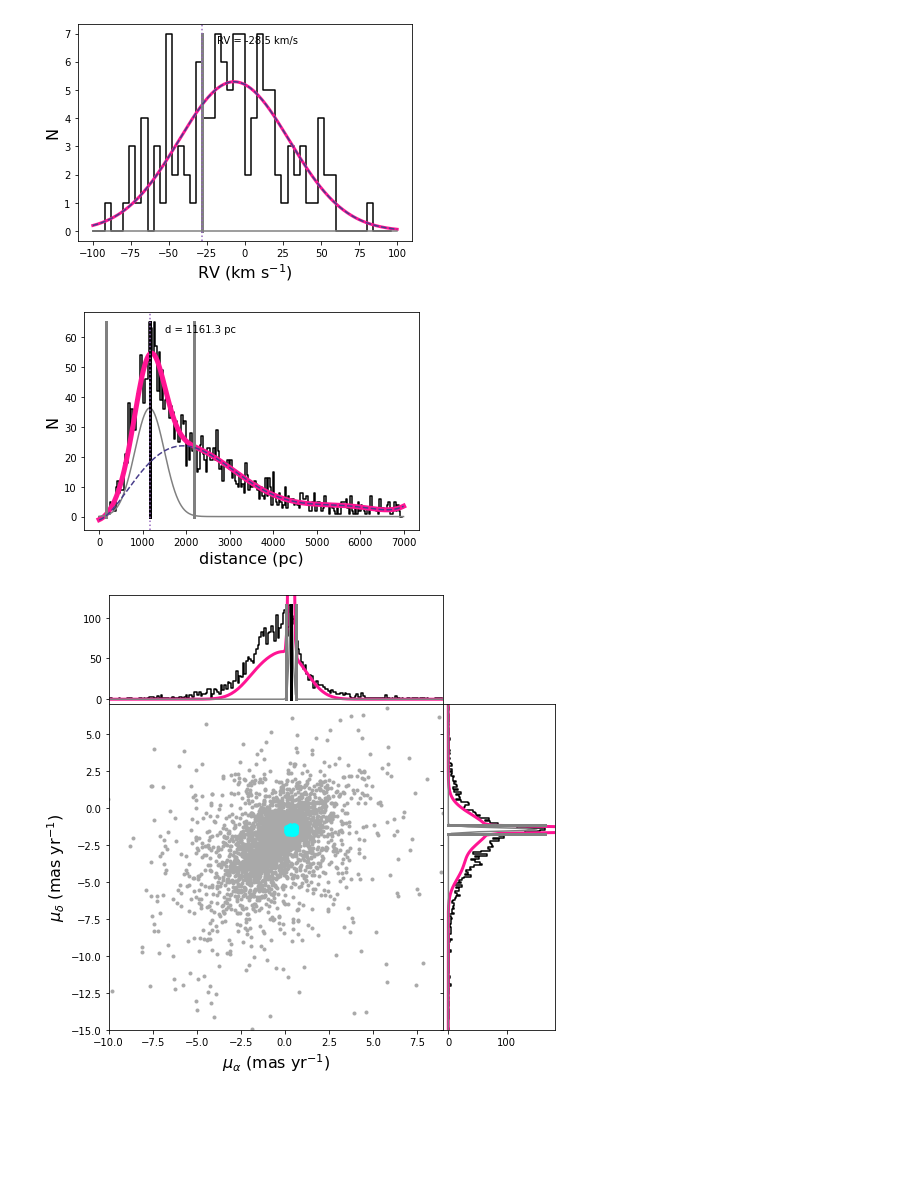
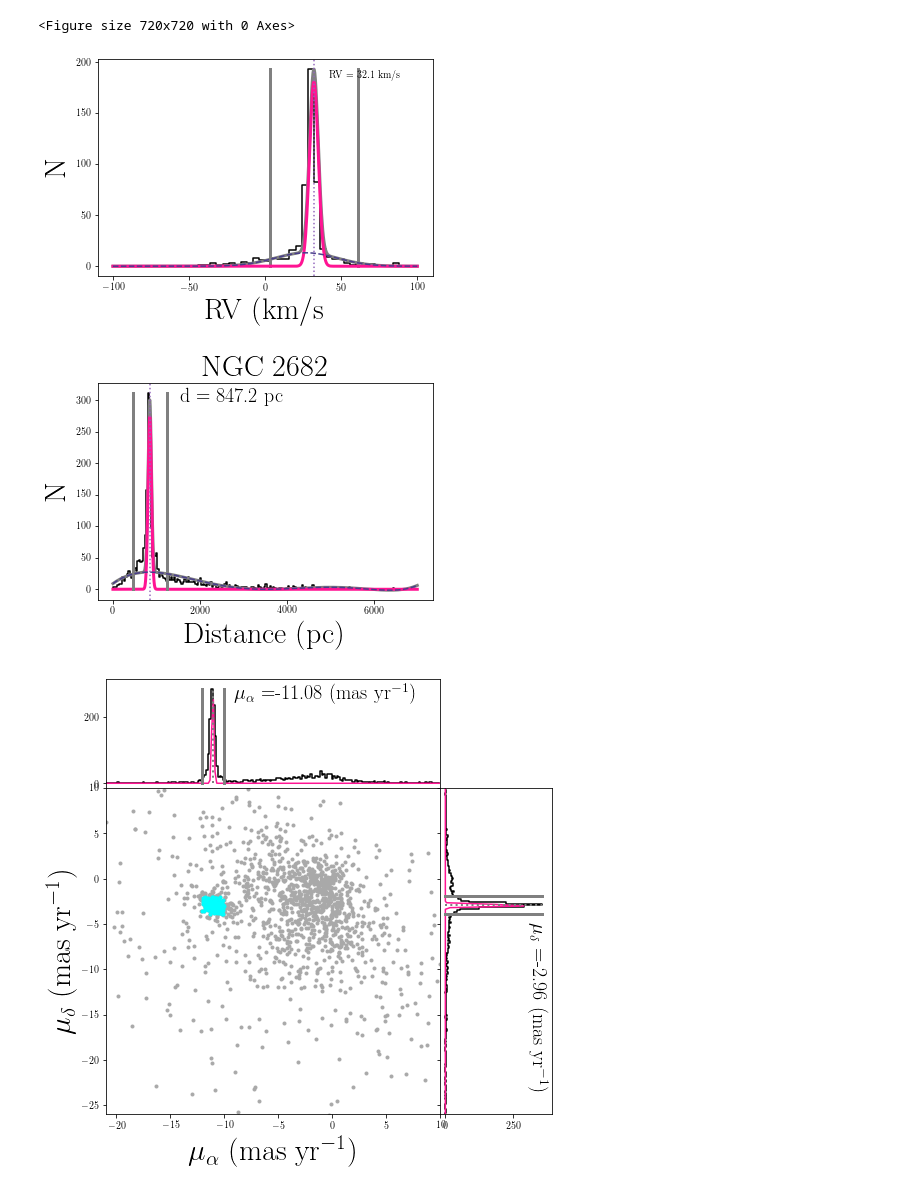
Before and after one commit to ageller/BASE9_utils, a Jupyter notebook: getGaiaData/makePHOT.ipynb, the cells around one changed output. Cells and saved outputs as stored; diff of their text form; code cells hidden in the pictures; blank space fills up the shorter version.

```diff
--- a/getGaiaData/makePHOT.ipynb
+++ b/getGaiaData/makePHOT.ipynb
@@ -22,36 +23,20 @@ The autoreload extension is already loaded. To reload it, use:
 # %%
-# read in my OC file and see if I can use that to define the input values
-# https://github.com/ageller/compileOCs/blob/master/OCcompiled_clean.csv
-#clusterName = 'NGC_188'
-#clusterName ='NGC_2682'
-#clusterName ='NGC_6819'
-#clusterName ='M_35' #For second pass, use 3*rcore
-#clusterName = 'NGC_6791'#skip second pass
-#clusterName ='NGC_7789'
-
-#clusterName = 'NGC_2516'
-#clusterName = 'NGC_3532' #Either a very big cluster or the cluster is very small and ontop of field stars
-#clusterName = 'NGC_2506'
-#clusterName = 'M_37'
-#clusterName = 'NGC_6811'
-#clusterName = 'NGC_6866'
-
-#clusterName = 'NGC_2264'
-
-clusterName = 'M_21'
+clusterName ='NGC_2682' #Define cluster here, named as in the 'OCcompiled_clean_v2.csv' file
+pwd = clusterName+'_dir' #Pathway for directory where output to be stored
 # %%
 OCdf = pd.read_csv('OCcompiled_clean_v2.csv') #file with prior values for cluster centers from previous literature
 row = OCdf.loc[OCdf['ID'] == clusterName].iloc[0]
 dmod = 5.*np.log10(row['dist[pc]']) - 5.
 err_dmod = (5.*1./np.log(10.)*(1./row['dist[pc]']))*row['err_dist[pc]'] # error propagation
 cluster = GaiaClusterMembers()
-pwd = clusterName+'_dir'
 cluster.verbose = 1
 try:
     os.makedirs(pwd+'/plots')
     os.makedirs(pwd)
 except:
     next
+
+cluster.plotNameRoot = pwd+'/plots/'
 cluster.photOutputFileName = pwd +'/'+clusterName + '.phot'
 cluster.saveDataFile = pwd +'/'+clusterName + '.csv'
 cluster.yamlOutputFileName = pwd + '/base9.yaml'
@@ -68,9 +53,9 @@ cluster.yamlInputDict = {
     'logAge' : [np.log10(row['age[Myr]']*10**6), np.log10(row['age[Myr]']*10**6), np.inf],
     'distMod' : [dmod, dmod, np.max([err_dmod, 1.0])],
 }
-cluster.plotNameRoot = pwd+'/plots/'
 
-cluster.sig_fac = 3 #default is to include stars within 3 sigma bounds around cluster fit mean. I used cluster.sig_fac=5 for NGC_2264.
+cluster.sig_fac = 10 #default is to include stars within 10 sigma bounds around cluster fit mean.
+cluster.deredden = 1 #Set to 1 to apply reddening corrections.
 #cluster.runAll(clusterName) #run this line to download Gaia data that will be saved to the file clusterName+'_dir/'+clusterName+'_GaiaData.ecsv'
 cluster.runAll(clusterName,filename=clusterName+'_dir/'+clusterName+'_GaiaData.ecsv') #run this line if Gaia data has already been downloaded
 # %% [output]
@@ -96,3 +84,4 @@ done.
+<Figure size 720x720 with 0 Axes>
-[figure, old version]
+[figure, new version]
-[figure, old version]
+[figure, new version]
-[figure, old version]
+[figure, new version]
```
Also changed, not shown: parts of 7 cells of this notebook.
